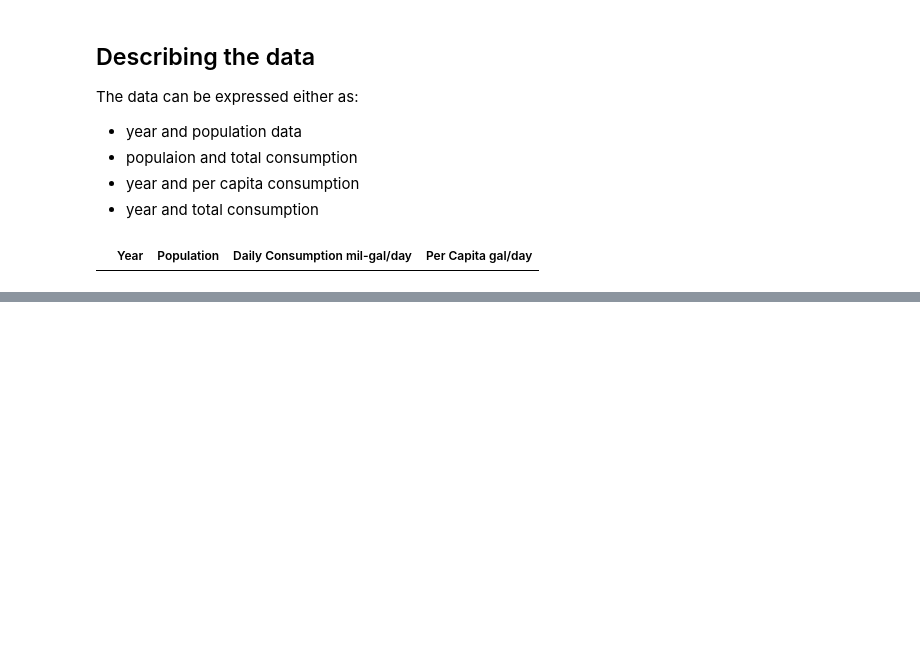
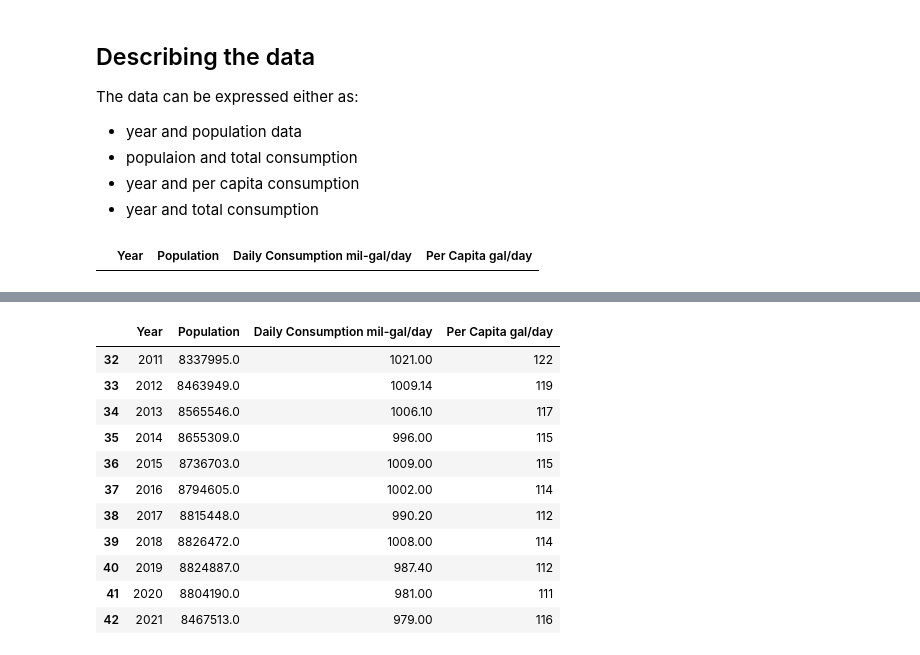
Before and after one commit to dnzambuli/IST-1025-Lab-activity, a Jupyter notebook: cleaning.ipynb, the cells around one changed output, grey strips where cells are left out. Drawn from its saved outputs; the diff is of its cells as text; code cells hidden in the pictures; blank space fills up the shorter version.

```diff
--- a/cleaning.ipynb
+++ b/cleaning.ipynb
@@ -88,0 +86,17 @@ last_ten = dataset.iloc([32:42])
+# %%
+# The consumption over the last 10 years
+last_ten = dataset.iloc[32:]
+last_ten
+# %% [output]
+|  | Year | Population | Daily Consumption mil-gal/day | Per Capita gal/day |
+| 32 | 2011 | 8337995.0 | 1021.00 | 122 |
+| 33 | 2012 | 8463949.0 | 1009.14 | 119 |
+| 34 | 2013 | 8565546.0 | 1006.10 | 117 |
+| 35 | 2014 | 8655309.0 | 996.00 | 115 |
+| 36 | 2015 | 8736703.0 | 1009.00 | 115 |
+| 37 | 2016 | 8794605.0 | 1002.00 | 114 |
+| 38 | 2017 | 8815448.0 | 990.20 | 112 |
+| 39 | 2018 | 8826472.0 | 1008.00 | 114 |
+| 40 | 2019 | 8824887.0 | 987.40 | 112 |
+| 41 | 2020 | 8804190.0 | 981.00 | 111 |
+| 42 | 2021 | 8467513.0 | 979.00 | 116 |
```
Also changed, not shown: parts of 8 cells of this notebook.
